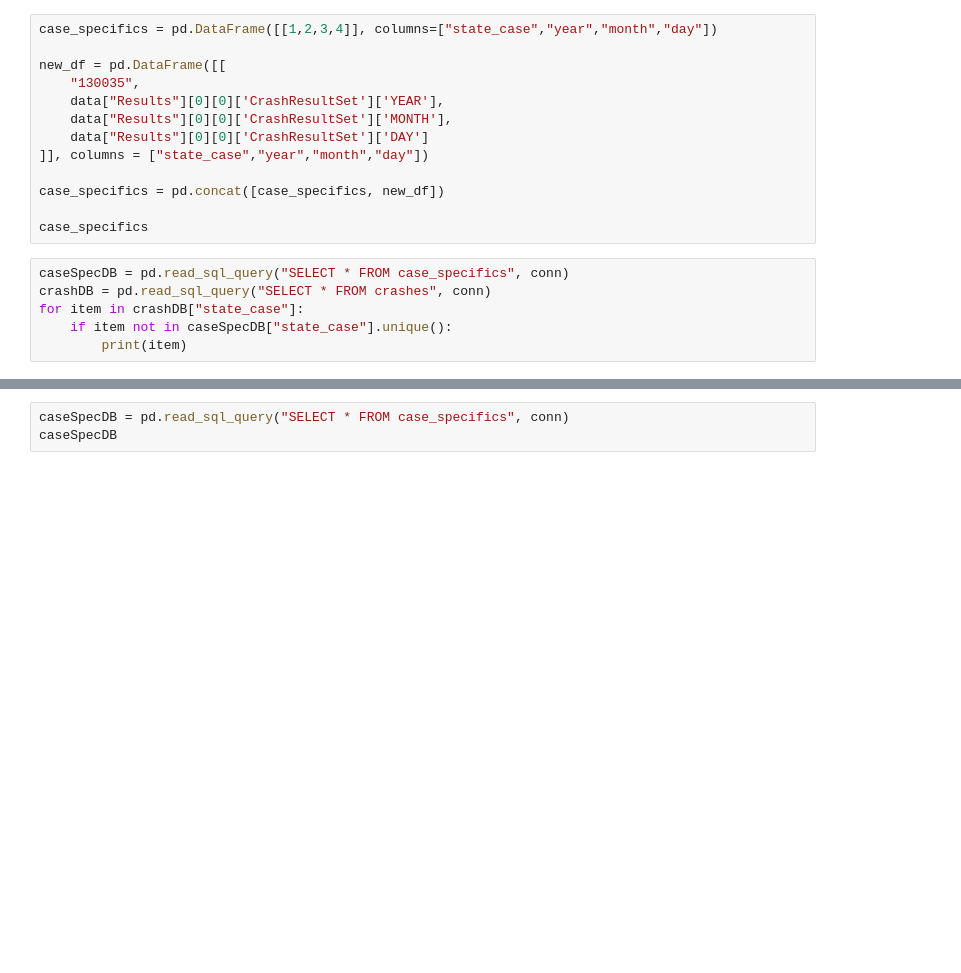
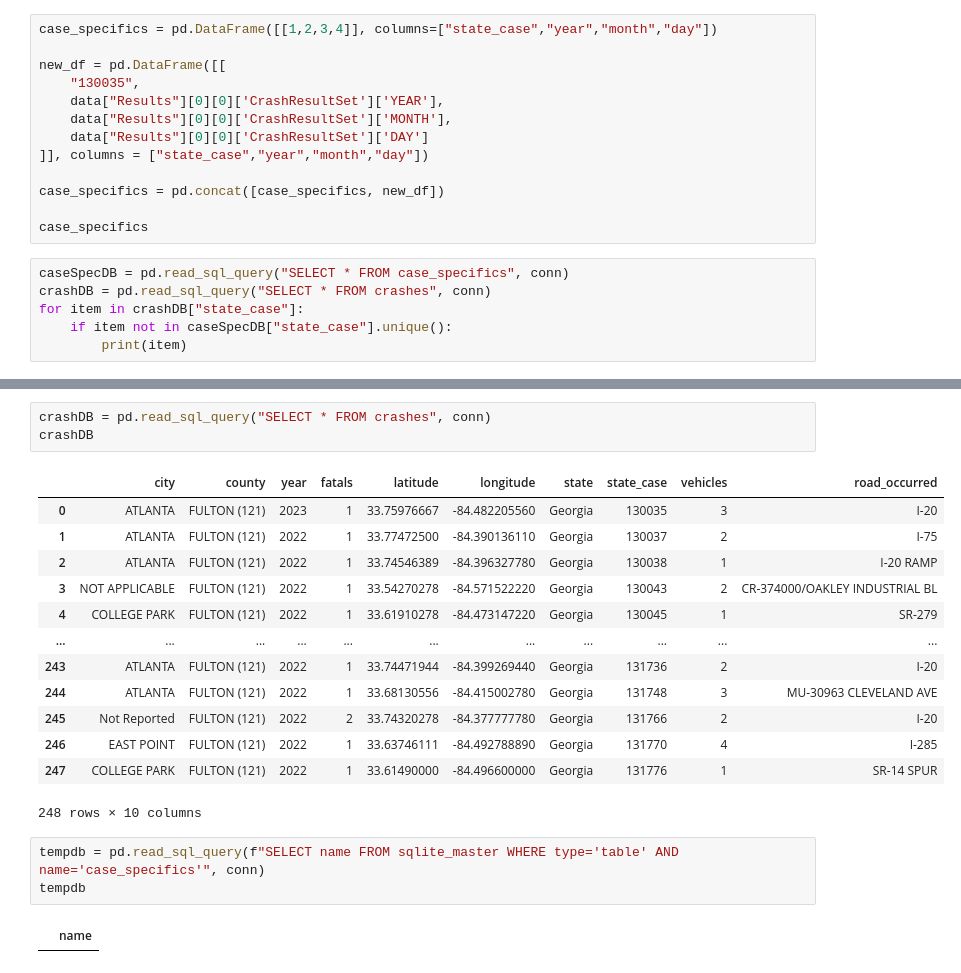
Before and after one commit to SP17-RedChromePlugin/PDI_ETL_Pipeline_Weather_Ozone_And_Crashes, a Jupyter notebook: Playground.ipynb, the cells around one changed output, grey strips where cells are left out. Drawn from its saved outputs; the diff is of its cells as text; blank space fills up the shorter version.

```diff
--- a/Playground.ipynb
+++ b/Playground.ipynb
@@ -318,6 +335,25 @@ weatherDB
+# %%
+crashDB = pd.read_sql_query("SELECT * FROM crashes", conn)
+crashDB
+# %% [output]
+|  | city | county | year | fatals | latitude | longitude | state | state_case | vehicles | road_occurred |
+| 0 | ATLANTA | FULTON (121) | 2023 | 1 | 33.75976667 | -84.482205560 | Georgia | 130035 | 3 | I-20 |
+| 1 | ATLANTA | FULTON (121) | 2022 | 1 | 33.77472500 | -84.390136110 | Georgia | 130037 | 2 | I-75 |
+| 2 | ATLANTA | FULTON (121) | 2022 | 1 | 33.74546389 | -84.396327780 | Georgia | 130038 | 1 | I-20 RAMP |
+| 3 | NOT APPLICABLE | FULTON (121) | 2022 | 1 | 33.54270278 | -84.571522220 | Georgia | 130043 | 2 | CR-374000/OAKLEY INDUSTRIAL BL |
+| 4 | COLLEGE PARK | FULTON (121) | 2022 | 1 | 33.61910278 | -84.473147220 | Georgia | 130045 | 1 | SR-279 |
+| ... | ... | ... | ... | ... | ... | ... | ... | ... | ... | ... |
+| 243 | ATLANTA | FULTON (121) | 2022 | 1 | 33.74471944 | -84.399269440 | Georgia | 131736 | 2 | I-20 |
+| 244 | ATLANTA | FULTON (121) | 2022 | 1 | 33.68130556 | -84.415002780 | Georgia | 131748 | 3 | MU-30963 CLEVELAND AVE |
+| 245 | Not Reported | FULTON (121) | 2022 | 2 | 33.74320278 | -84.377777780 | Georgia | 131766 | 2 | I-20 |
+| 246 | EAST POINT | FULTON (121) | 2022 | 1 | 33.63746111 | -84.492788890 | Georgia | 131770 | 4 | I-285 |
+| 247 | COLLEGE PARK | FULTON (121) | 2022 | 1 | 33.61490000 | -84.496600000 | Georgia | 131776 | 1 | SR-14 SPUR |
+248 rows × 10 columns
 # %%
-caseSpecDB = pd.read_sql_query("SELECT * FROM case_specifics", conn)
-caseSpecDB
+tempdb = pd.read_sql_query(f"SELECT name FROM sqlite_master WHERE type='table' AND name='case_specifics'", conn)
+tempdb
+# %% [output]
+|  | name |
 # %%
 ozoneDB = pd.read_sql_query("SELECT * FROM gtech_ozone", conn)
 ozoneDB
```
Also changed, not shown: parts of 13 cells of this notebook, 6 other files.
